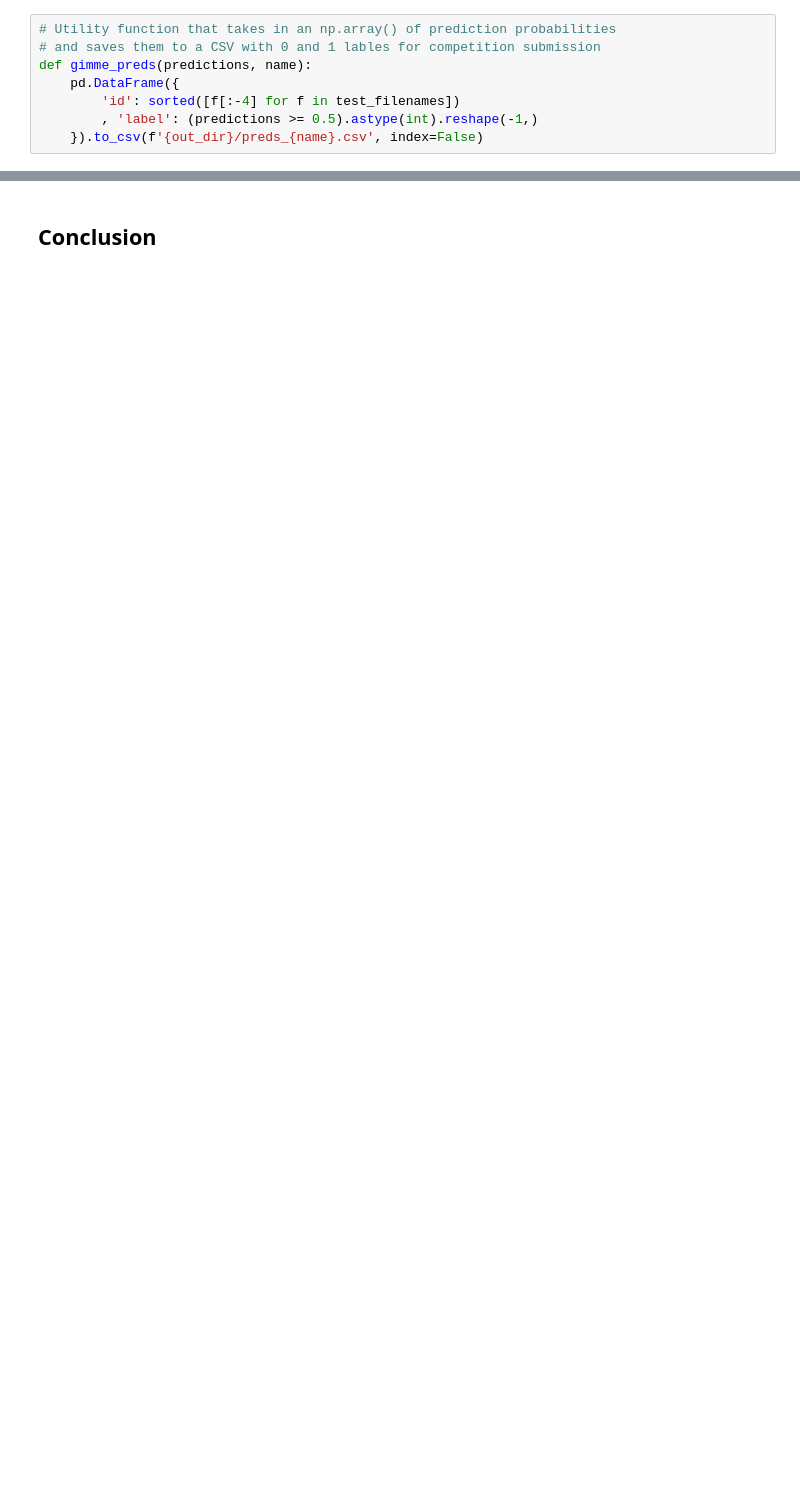
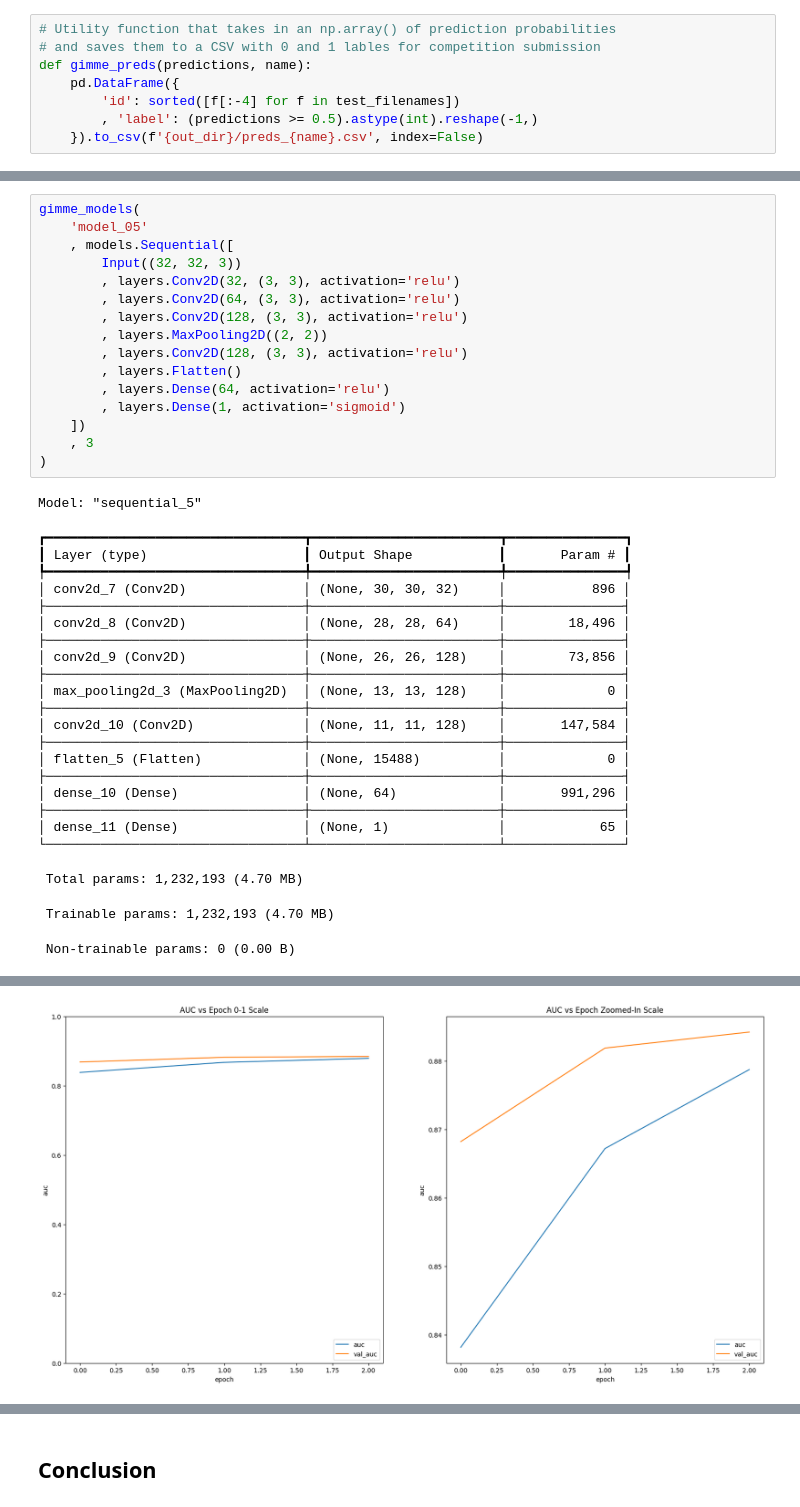
Before and after one commit to jhleakakos/cnn-cancer-detection, a Jupyter notebook: so_convolved.ipynb, the cells around one changed output, grey strips where cells are left out. Saved outputs shown, nothing was run; the diff lists cells and outputs as text; blank space fills up the shorter version.

```diff
--- a/so_convolved.ipynb
+++ b/so_convolved.ipynb
@@ -712,0 +667,40 @@ Next, will will try more targeted hyperparameter tuning. One reminder here is th
+# %%
+gimme_models(
+    'model_05'
+    , models.Sequential([
+        Input((32, 32, 3))
+        , layers.Conv2D(32, (3, 3), activation='relu')
+        , layers.Conv2D(64, (3, 3), activation='relu')
+        , layers.Conv2D(128, (3, 3), activation='relu')
+        , layers.MaxPooling2D((2, 2))
+        , layers.Conv2D(128, (3, 3), activation='relu')
+        , layers.Flatten()
+        , layers.Dense(64, activation='relu')
+        , layers.Dense(1, activation='sigmoid')
+    ])
+    , 3
+)
+# %% [output]
+Model: "sequential_5"
+┏━━━━━━━━━━━━━━━━━━━━━━━━━━━━━━━━━┳━━━━━━━━━━━━━━━━━━━━━━━━┳━━━━━━━━━━━━━━━┓
+┃ Layer (type)                    ┃ Output Shape           ┃       Param # ┃
+┡━━━━━━━━━━━━━━━━━━━━━━━━━━━━━━━━━╇━━━━━━━━━━━━━━━━━━━━━━━━╇━━━━━━━━━━━━━━━┩
+│ conv2d_7 (Conv2D)               │ (None, 30, 30, 32)     │           896 │
+├─────────────────────────────────┼────────────────────────┼───────────────┤
+│ conv2d_8 (Conv2D)               │ (None, 28, 28, 64)     │        18,496 │
+├─────────────────────────────────┼────────────────────────┼───────────────┤
+│ conv2d_9 (Conv2D)               │ (None, 26, 26, 128)    │        73,856 │
+├─────────────────────────────────┼────────────────────────┼───────────────┤
+│ max_pooling2d_3 (MaxPooling2D)  │ (None, 13, 13, 128)    │             0 │
+├─────────────────────────────────┼────────────────────────┼───────────────┤
+│ conv2d_10 (Conv2D)              │ (None, 11, 11, 128)    │       147,584 │
+├─────────────────────────────────┼────────────────────────┼───────────────┤
+│ flatten_5 (Flatten)             │ (None, 15488)          │             0 │
+├─────────────────────────────────┼────────────────────────┼───────────────┤
+│ dense_10 (Dense)                │ (None, 64)             │       991,296 │
+├─────────────────────────────────┼────────────────────────┼───────────────┤
+│ dense_11 (Dense)                │ (None, 1)              │            65 │
+└─────────────────────────────────┴────────────────────────┴───────────────┘
+ Total params: 1,232,193 (4.70 MB)
+ Trainable params: 1,232,193 (4.70 MB)
+ Non-trainable params: 0 (0.00 B)
@@ -712,0 +714 @@ Next, will will try more targeted hyperparameter tuning. One reminder here is th
+[figure, added]
```
Also changed, not shown: parts of 38 cells of this notebook.
